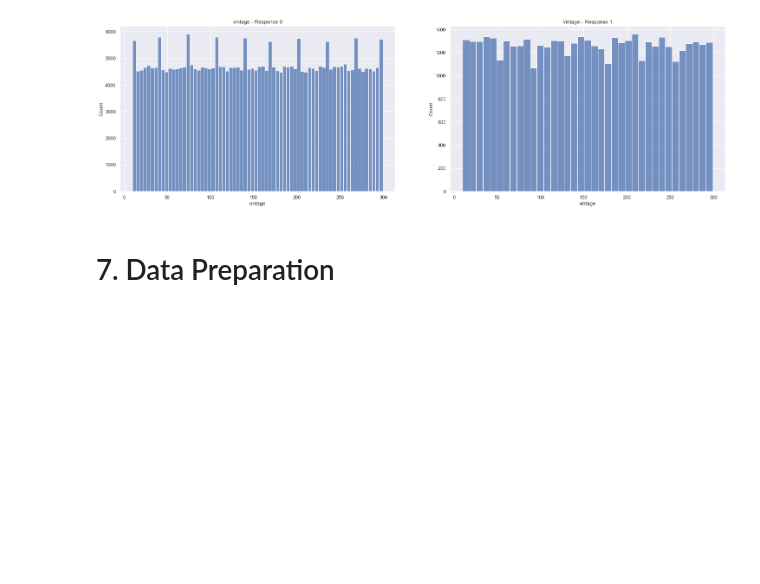
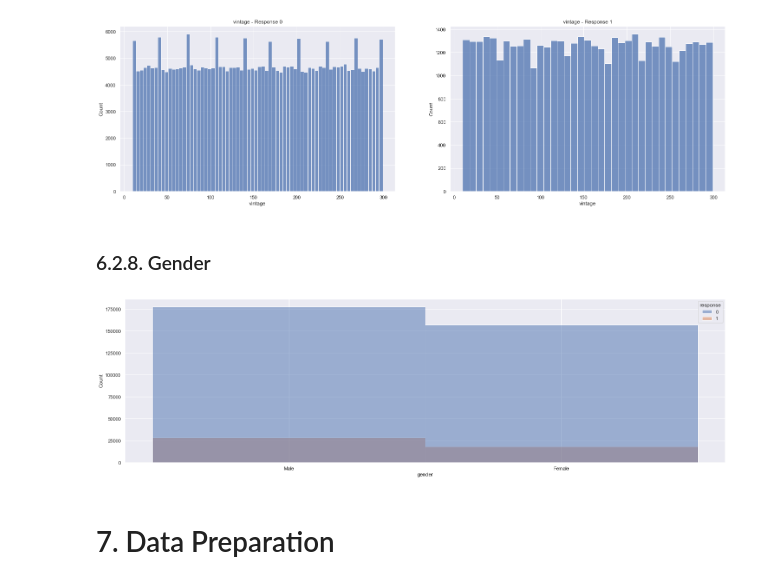
Before and after one commit to Lucas-Okamura/Health-Insurance-Cross-Sell, a Jupyter notebook: Health_Insurance_Cross_Sell.ipynb, the cells around one changed output. Saved outputs shown, nothing was run; the diff lists cells and outputs as text; code cells hidden in the pictures; blank space fills up the shorter version.

```diff
--- a/Health_Insurance_Cross_Sell.ipynb
+++ b/Health_Insurance_Cross_Sell.ipynb
@@ -625,6 +631,13 @@ axes.ravel()[0].set_title('vintage - Response 0');
 axes.ravel()[1].set_title('vintage - Response 1');
 # %% [output]
 [figure]
+# %% [markdown]
+### 6.2.8. Gender<a id='gender'></a>
+# %%
+# gender
+sns.histplot(x = 'gender', hue = 'response', data = df6);
+# %% [output]
+[figure, added]
 # %% [markdown]
 # 7. Data Preparation<a id='data_preparation'></a>
 # %%
```
Also changed, not shown: parts of 21 cells of this notebook, 5 other files.
